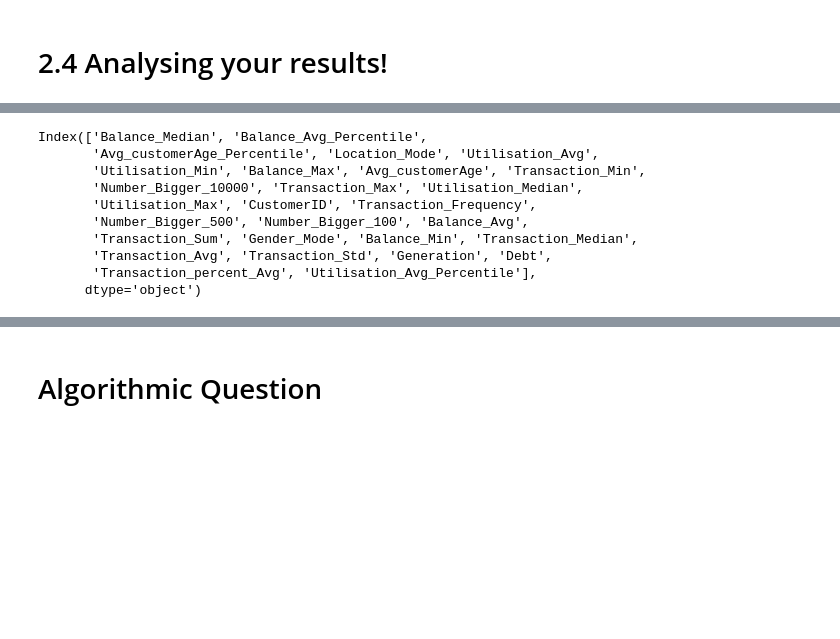
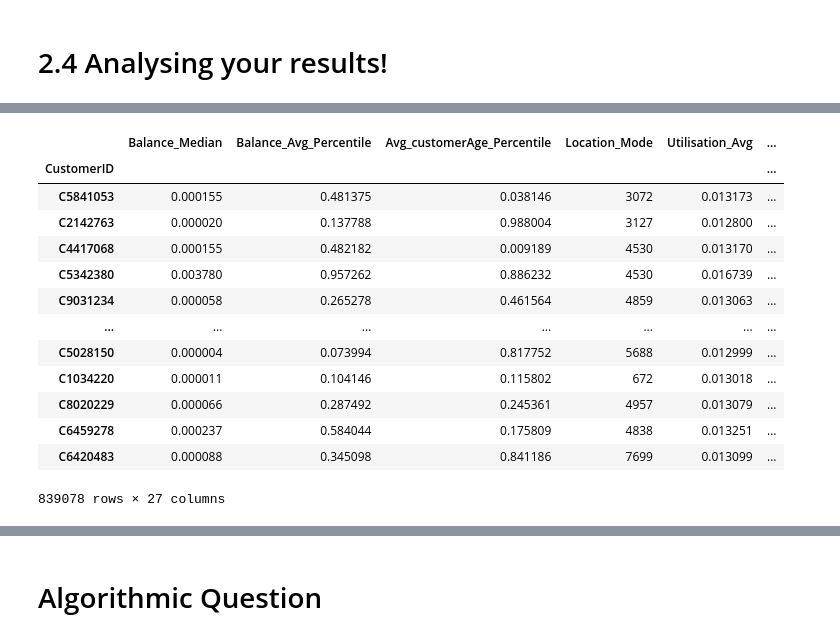
Before and after one commit to Sottix99/ADM-HW4, a Jupyter notebook: main_ale.ipynb, the cells around one changed output, grey strips where cells are left out. Drawn from its saved outputs; the diff is of its cells as text; code cells hidden in the pictures; blank space fills up the shorter version.

```diff
--- a/main_ale.ipynb
+++ b/main_ale.ipynb
@@ -939,13 +991,17 @@ dataset = pd.read_csv(r'/content/drive/MyDrive/adm hw4/Final_df.csv')
 # %%
-dataset.columns
+dataset
 # %% [output]
+|  | Balance_Median | Balance_Avg_Percentile | Avg_customerAge_Percentile | Location_Mode | Utilisation_Avg | ... |
+| CustomerID |  |  |  |  |  | ... |
+| C5841053 | 0.000155 | 0.481375 | 0.038146 | 3072 | 0.013173 | ... |
+| C2142763 | 0.000020 | 0.137788 | 0.988004 | 3127 | 0.012800 | ... |
+| C4417068 | 0.000155 | 0.482182 | 0.009189 | 4530 | 0.013170 | ... |
+| C5342380 | 0.003780 | 0.957262 | 0.886232 | 4530 | 0.016739 | ... |
+| C9031234 | 0.000058 | 0.265278 | 0.461564 | 4859 | 0.013063 | ... |
+| ... | ... | ... | ... | ... | ... | ... |
+| C5028150 | 0.000004 | 0.073994 | 0.817752 | 5688 | 0.012999 | ... |
+| C1034220 | 0.000011 | 0.104146 | 0.115802 | 672 | 0.013018 | ... |
+| C8020229 | 0.000066 | 0.287492 | 0.245361 | 4957 | 0.013079 | ... |
+| C6459278 | 0.000237 | 0.584044 | 0.175809 | 4838 | 0.013251 | ... |
+| C6420483 | 0.000088 | 0.345098 | 0.841186 | 7699 | 0.013099 | ... |
-Index(['Balance_Median', 'Balance_Avg_Percentile',
-       'Avg_customerAge_Percentile', 'Location_Mode', 'Utilisation_Avg',
-       'Utilisation_Min', 'Balance_Max', 'Avg_customerAge', 'Transaction_Min',
-       'Number_Bigger_10000', 'Transaction_Max', 'Utilisation_Median',
-       'Utilisation_Max', 'CustomerID', 'Transaction_Frequency',
-       'Number_Bigger_500', 'Number_Bigger_100', 'Balance_Avg',
-       'Transaction_Sum', 'Gender_Mode', 'Balance_Min', 'Transaction_Median',
-       'Transaction_Avg', 'Transaction_Std', 'Generation', 'Debt',
-       'Transaction_percent_Avg', 'Utilisation_Avg_Percentile'],
-      dtype='object')
+839078 rows × 27 columns
```
Also changed, not shown: parts of 26 cells of this notebook.
